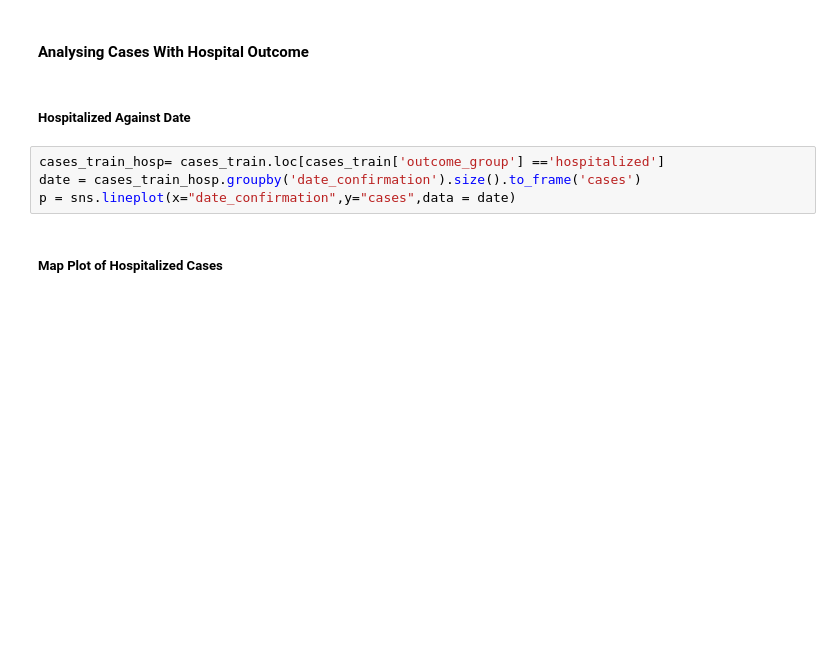
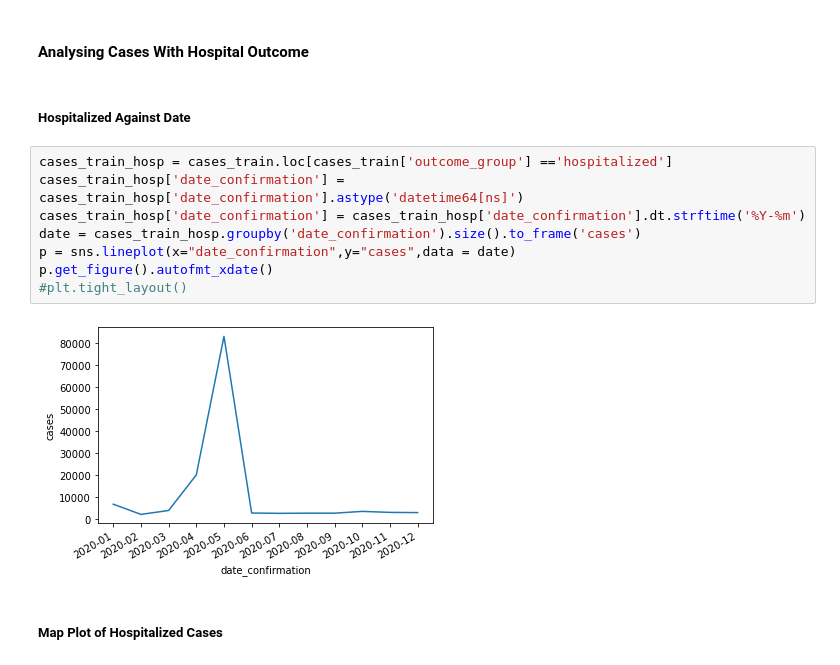
Before and after one commit to HarryPreet/data-mining-459, a Jupyter notebook: milestone1/code/src/eda.ipynb, the cells around one changed output. Drawn from its saved outputs; the diff is of its cells as text; blank space fills up the shorter version.

```diff
--- a/milestone1/code/src/eda.ipynb
+++ b/milestone1/code/src/eda.ipynb
@@ -74,9 +85,15 @@ p.set(ylim=(0,150000))
 # %% [markdown]
 ##### Hospitalized Against Date
 # %%
-cases_train_hosp= cases_train.loc[cases_train['outcome_group'] =='hospitalized']
+cases_train_hosp = cases_train.loc[cases_train['outcome_group'] =='hospitalized']
+cases_train_hosp['date_confirmation'] = cases_train_hosp['date_confirmation'].astype('datetime64[ns]')
+cases_train_hosp['date_confirmation'] = cases_train_hosp['date_confirmation'].dt.strftime('%Y-%m')
 date = cases_train_hosp.groupby('date_confirmation').size().to_frame('cases')
 p = sns.lineplot(x="date_confirmation",y="cases",data = date)
+p.get_figure().autofmt_xdate()
+#plt.tight_layout()
+# %% [output]
+[figure, added]
 # %% [markdown]
 ##### Map Plot of Hospitalized Cases
 # %%
```
Also changed, not shown: parts of 28 cells of this notebook.
